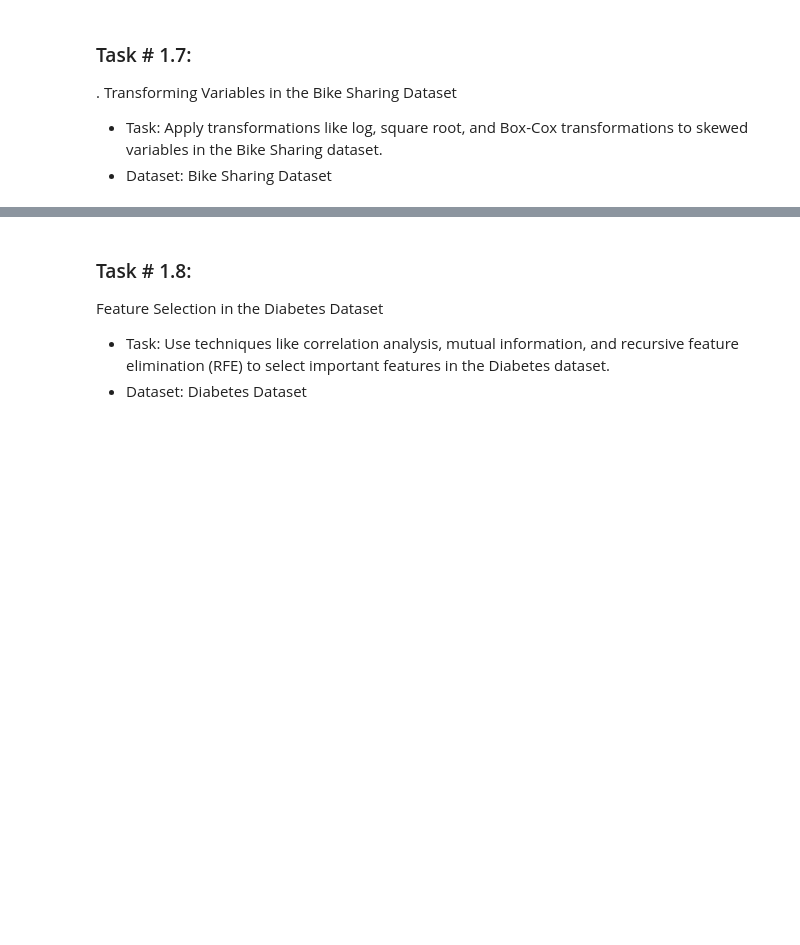
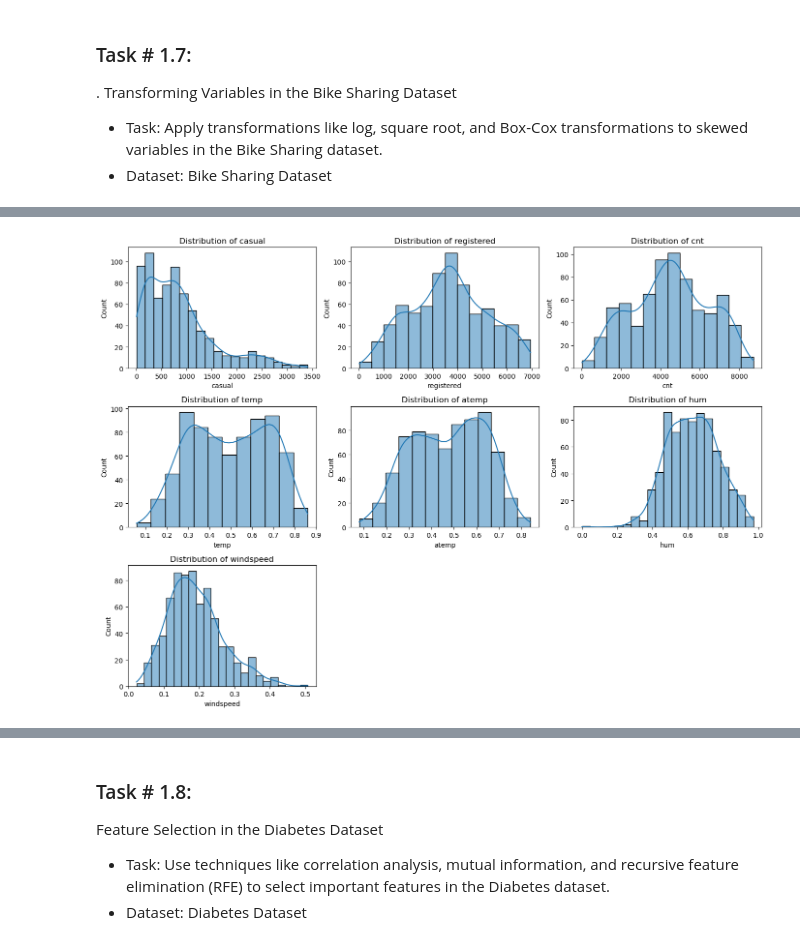
Before and after one commit to Syed-Shahir/100DaysOfBytewise, a Jupyter notebook: BTW_W5_Task1_Part2.ipynb, the cells around one changed output, grey strips where cells are left out. Saved outputs shown, nothing was run; the diff lists cells and outputs as text; code cells hidden in the pictures; blank space fills up the shorter version.

```diff
--- a/BTW_W5_Task1_Part2.ipynb
+++ b/BTW_W5_Task1_Part2.ipynb
@@ -13,3 +84,9 @@ groups, cholesterol levels, and more.
 - Task: Apply transformations like log, square root, and Box-Cox transformations to skewed
 variables in the Bike Sharing dataset.
 - Dataset: Bike Sharing Dataset
+# %%
+#importing the dataset
+file_path = 'bikes_day.csv'
+bike_df = pd.read_csv(file_path)
+print(bike_df.isnull().sum())
+bike_df.head(2)
@@ -15,0 +114,13 @@ variables in the Bike Sharing dataset.
+# %%
+# Step 1: Visualizing the distributions of possible numerical features
+numerical_features = ['casual', 'registered', 'cnt', 'temp', 'atemp', 'hum', 'windspeed']
+
+plt.figure(figsize=(14, 10))
+for i, col in enumerate(numerical_features):
+    plt.subplot(3, 3, i+1)
+    sns.histplot(bike_df[col], kde=True)
+    plt.title(f'Distribution of {col}')
+plt.tight_layout()
+plt.show()
+# %% [output]
+[figure, added]
```
Also changed, not shown: parts of 40 cells of this notebook.
